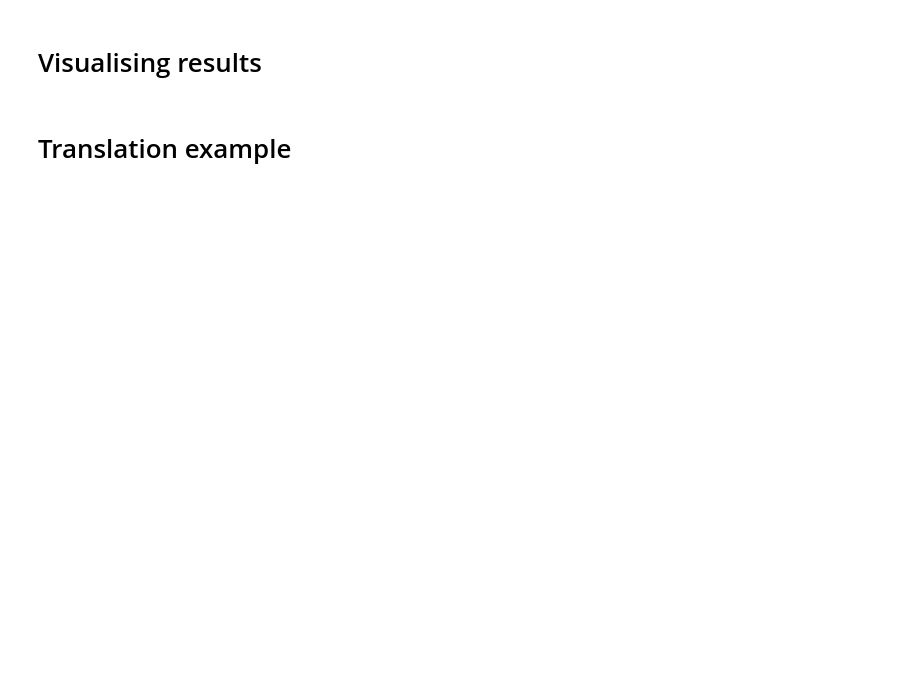
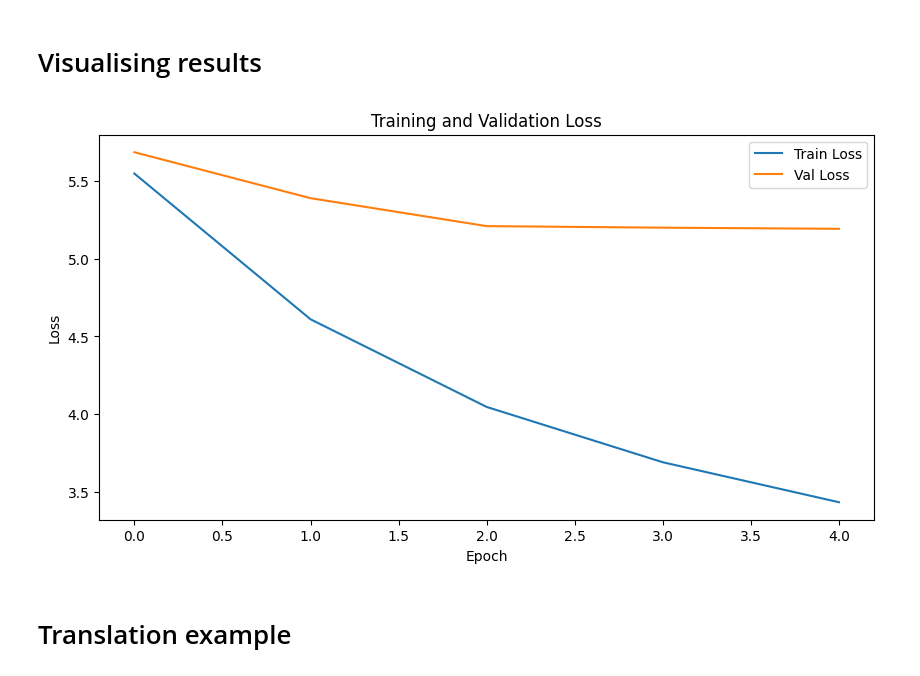
Before and after one commit to AndriyBabiy/goit_deep-learning, a Jupyter notebook: 05-Transformers-HelsinkiNLP/europarl.ipynb, the cells around one changed output. Saved outputs shown, nothing was run; the diff lists cells and outputs as text; code cells hidden in the pictures; blank space fills up the shorter version.

Commit message:
Kaggle Notebook | 05-Transformers-HelsinkiNLP/europarl | Complete

```diff
--- a/05-Transformers-HelsinkiNLP/europarl.ipynb
+++ b/05-Transformers-HelsinkiNLP/europarl.ipynb
@@ -6,0 +99,2 @@
+# %%
+dataset = load_data('en', 'es')
@@ -9,2 +477,11 @@
+# %%
+input_dim = len(es_vocab)
+output_dim = len(en_vocab)
+encoder_embedding_dim = 128
+decoder_embedding_dim = 128
+encoder_hidden_dim = 256
+decoder_hidden_dim = 256
+device = torch.device("cuda" if torch.cuda.is_available() else "cpu")
+model_dir = '/kaggle/working'
 # %% [markdown]
 ## Seq2Seq model
@@ -10,0 +530,22 @@
+# %%
+attention = Attention(encoder_hidden_dim, decoder_hidden_dim)
+
+encoder = Encoder(
+    input_dim,
+    encoder_embedding_dim,
+    encoder_hidden_dim,
+    decoder_hidden_dim
+)
+
+decoder = Decoder(
+    output_dim,
+    decoder_embedding_dim,
+    encoder_hidden_dim,
+    decoder_hidden_dim,
+    attention,
+)
+
+
+model = Seq2Seq(encoder, decoder, device).to(device)
+
+model
@@ -12,3 +604,6 @@
 ## RNN/LSTM/GRU model
 # %% [markdown]
 # Outlining the Loss and Optimizer functions
+# %%
+optimizer = optim.Adam(model.parameters())
+criterion = nn.CrossEntropyLoss(ignore_index=pad_index)
@@ -17,4 +706,15 @@
 # %% [markdown]
 # Visualising results
+# %%
+plt.figure(figsize=(10, 5))
+plt.plot(train_losses, label='Train Loss')
+plt.plot(val_losses, label='Val Loss')
+plt.xlabel('Epoch')
+plt.ylabel('Loss')
+plt.title('Training and Validation Loss')
+plt.legend()
+plt.show()
+# %% [output]
+[figure, added]
 # %% [markdown]
 # Translation example
```
Also changed, not shown: parts of 48 cells of this notebook.
